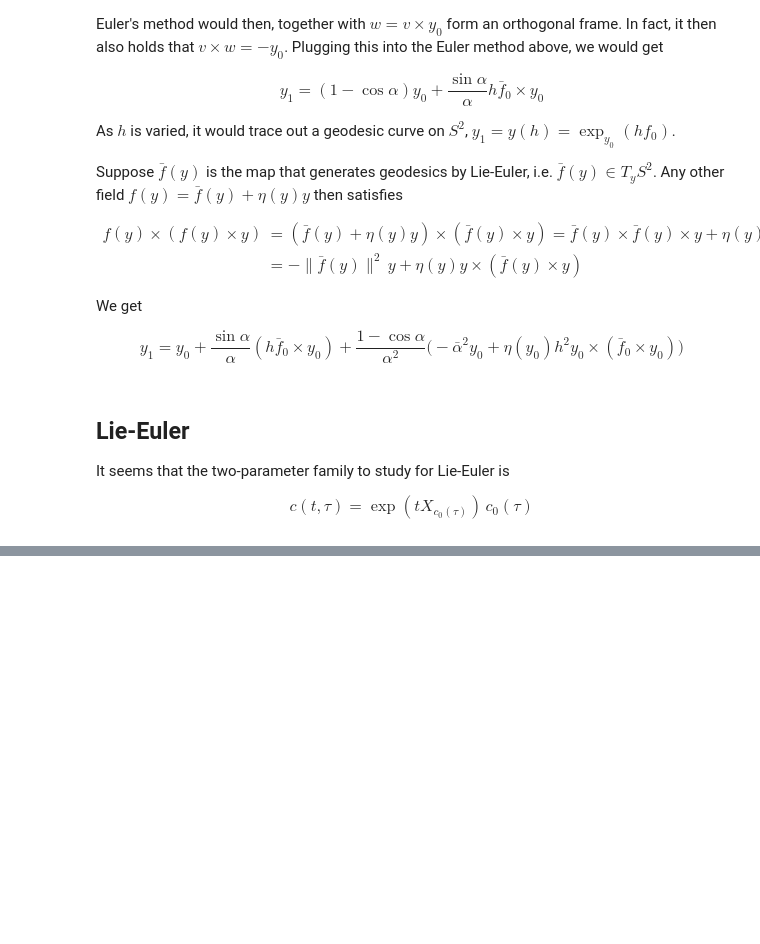
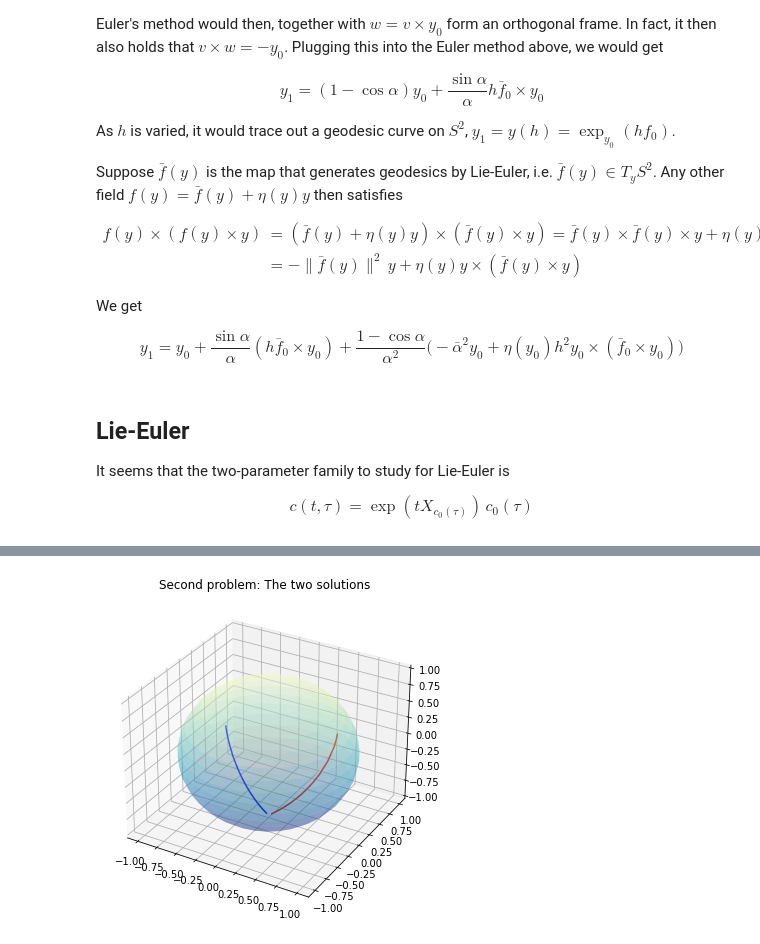
Before and after one commit to DeniseTumiotto/SphericalPendulum-Secondment, a Jupyter notebook: extras/S2contract.ipynb, the cells around one changed output, grey strips where cells are left out. Saved outputs shown, nothing was run; the diff lists cells and outputs as text; code cells hidden in the pictures; blank space fills up the shorter version.

```diff
--- a/extras/S2contract.ipynb
+++ b/extras/S2contract.ipynb
@@ -708,0 +748,19 @@ plt.show()
+# %%
+plt.rcParams["figure.figsize"] = [10.00, 5.00]
+plt.rcParams["figure.autolayout"] = True
+fig = plt.figure()
+ax = fig.add_subplot(projection = '3d')
+#r = 0.05
+u, v = np.mgrid[0: 2 * np.pi: 30j, 0: np.pi: 20j]
+x = np.cos(u) * np.sin(v)
+y = np.sin(u) * np.sin(v)
+z = np.cos(v)
+ax.plot_surface(x, y, z, cmap = plt.cm.YlGnBu_r,alpha=0.3)
+#ax.plot_surface(x, y, z)
+
+ax.plot(qi[0,0,:],qi[0,1,:],qi[0,2,:],'blue')
+ax.plot(qi[1,0,:],qi[1,1,:],qi[1,2,:],'red')
+plt.title('Second problem: The two solutions')
+plt.show()
+# %% [output]
+[figure, added]
```
Also changed, not shown: parts of 9 cells of this notebook, 2 other files.
